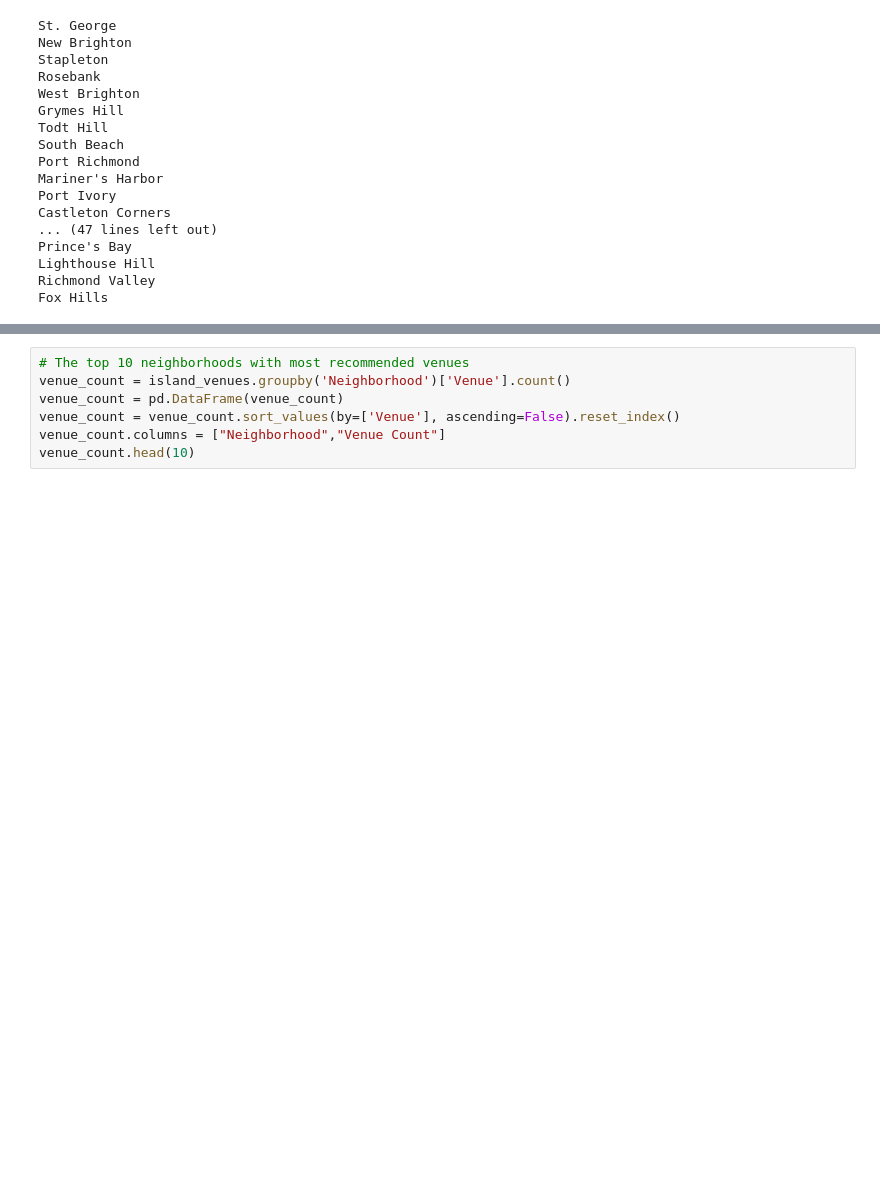
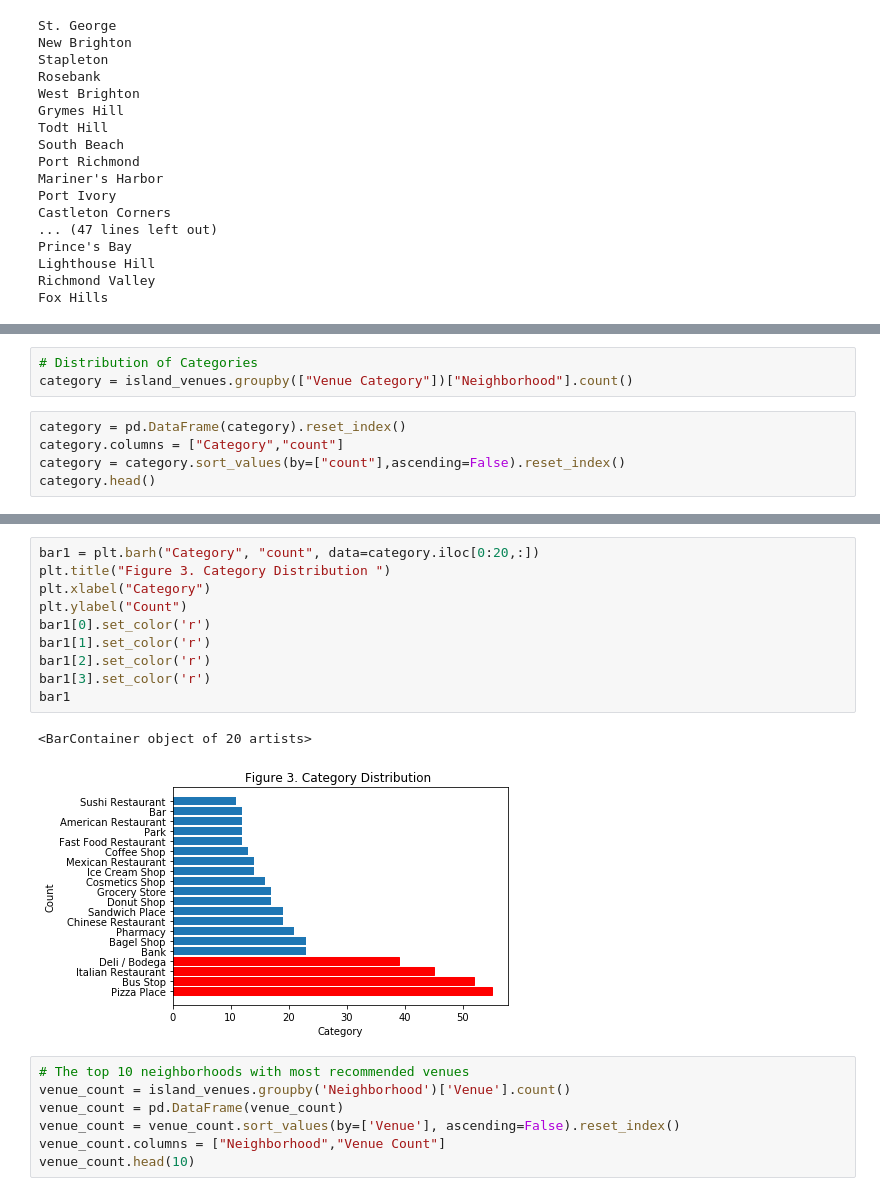
Before and after one commit to Fredddydili/Coursera_Capstone, a Jupyter notebook: Project for The Battle of Neighborhoods.ipynb, the cells around one changed output, grey strips where cells are left out. Cells and saved outputs as stored; diff of their text form; blank space fills up the shorter version.

```diff
--- a/Project for The Battle of Neighborhoods.ipynb
+++ b/Project for The Battle of Neighborhoods.ipynb
@@ -363,3 +375,11 @@ island_venues.head()
 | 2 | St. George | 40.644982 | -74.079353 | Richmond County Bank Ballpark | 40.645056 | -74.076864 | ... |
 | 3 | St. George | 40.644982 | -74.079353 | A&S Pizzeria | 40.643940 | -74.077626 | ... |
 | 4 | St. George | 40.644982 | -74.079353 | St. George Theatre | 40.642253 | -74.077496 | ... |
+# %%
+# Distribution of Categories
+category = island_venues.groupby(["Venue Category"])["Neighborhood"].count()
+# %%
+category = pd.DataFrame(category).reset_index()
+category.columns = ["Category","count"]
+category = category.sort_values(by=["count"],ascending=False).reset_index()
+category.head()
@@ -366,3 +393,16 @@ island_venues.head()
+# %%
+bar1 = plt.barh("Category", "count", data=category.iloc[0:20,:])
+plt.title("Figure 3. Category Distribution ")
+plt.xlabel("Category")
+plt.ylabel("Count")
+bar1[0].set_color('r')
+bar1[1].set_color('r')
+bar1[2].set_color('r')
+bar1[3].set_color('r')
+bar1
+# %% [output]
+<BarContainer object of 20 artists>
+[figure, added]
 # %%
 # The top 10 neighborhoods with most recommended venues
 venue_count = island_venues.groupby('Neighborhood')['Venue'].count()
```
Also changed, not shown: parts of 12 cells of this notebook.
